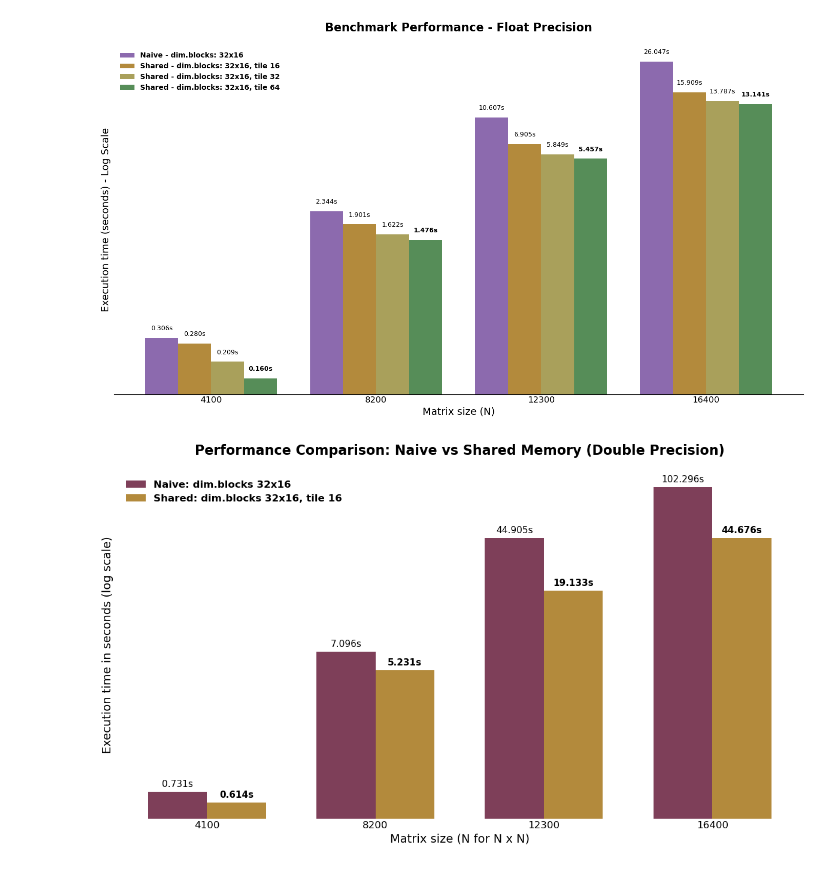
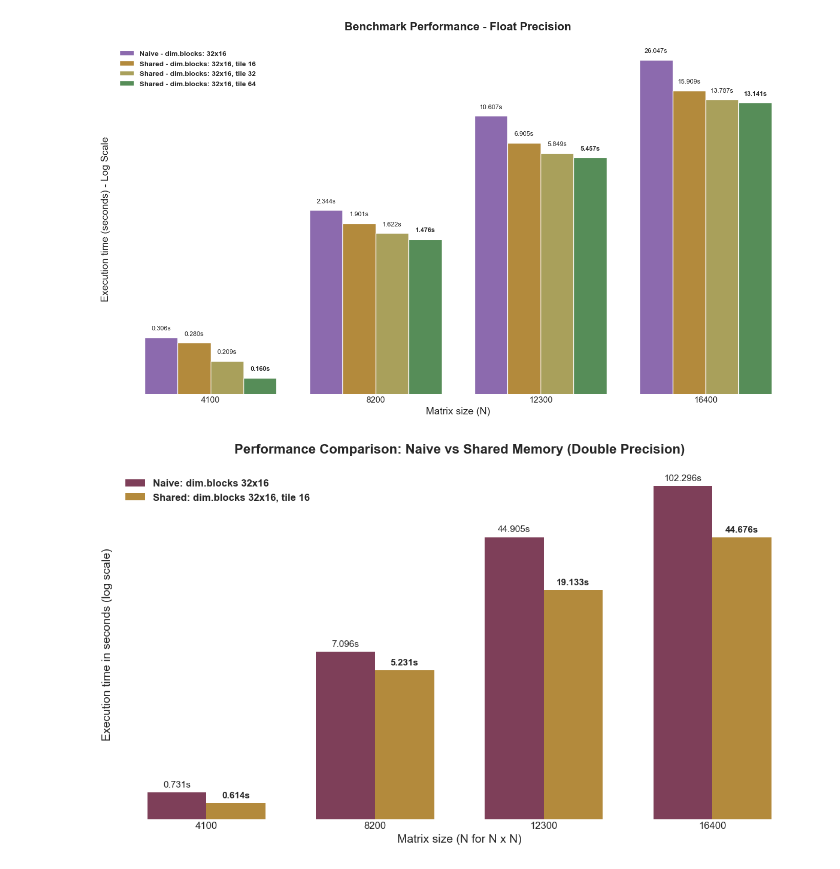
Before and after one commit to inkeaton/HPC-MATMUL, a Jupyter notebook: plot_scripts/cuda/cuda_plots.ipynb, the cells around one changed output. Saved outputs shown, nothing was run; the diff lists cells and outputs as text; code cells hidden in the pictures.

```diff
--- a/plot_scripts/cuda/cuda_plots.ipynb
+++ b/plot_scripts/cuda/cuda_plots.ipynb
@@ -81,7 +81,10 @@ for prec in precisions:
         fig, ax = plt.subplots(figsize=(10, 5))
         x = np.arange(len(algos))
         bars = ax.bar(x, times, color=[colors[a] for a in algos], width=0.6)
-
+        for side in ["top", "right", "left", "bottom"]:
+            ax.spines[side].set_visible(False)
+        ax.tick_params(axis="x", length=0)
+        ax.grid(False)
         ax.set_title(f"{prec} - Matrix size: {N}x{N}", fontsize=14, fontweight='bold', pad=25)
         ax.set_xticks(x)
         ax.set_xticklabels([a.upper() for a in algos], fontsize=12)
@@ -113,7 +116,7 @@ for prec in precisions:
                 ax.text(
                     bar.get_x() + bar.get_width()/2,
                     t + (max_t * 0.01),
-                    f"{t:.3f}s",
+                    f"{t:.2f}",
                     ha='center', va='bottom', fontsize=11, fontweight='bold'
                 )
 
@@ -201,45 +204,44 @@ ax.set_ylabel("Execution time (seconds) - Log Scale", fontsize=14)
 ax.set_xticks(x)
 ax.set_xticklabels(selected_sizes, fontsize=12)
 
-# Rimuoviamo i bordi e i tick Y per pulizia (come richiesto dal tuo stile)
-ax.spines["top"].set_visible(False)
-ax.spines["right"].set_visible(False)
-ax.spines["left"].set_visible(False)
-ax.spines["bottom"].set_visible(True) # Teniamo la base per riferimento
+for side in ["top", "right", "left", "bottom"]:
+    ax.spines[side].set_visible(False)
+ax.tick_params(axis="x", length=0)
+ax.grid(False)
 ax.tick_params(axis="y", which="both", left=False, labelleft=False)
 ax.tick_params(axis="x", length=0)
 
 # Legenda
 ax.legend(frameon=False, loc="upper left", prop={"size": 10, "weight": "bold"})
 
 # --- 4. ANNOTAZIONI (Bold per il minimo) ---
 for i in range(len(selected_sizes)):
     group_values = []
     for j in range(len(configs_to_plot)):
         val = all_bars[j][i].get_height()
         if val > 0:
             group_values.append(val)
 
     min_val = min(group_values) if group_values else None
 
     for j in range(len(configs_to_plot)):
         bar = all_bars[j][i]
         val = bar.get_height()
         if val > 0:
             ax.text(
                 bar.get_x() + bar.get_width()/2,
                 val * 1.1, # Leggermente sopra la barra (offset logaritmico)
                 f"{val:.3f}s",
                 ha="center", va="bottom",
                 fontsize=9,
                 fontweight="bold" if val == min_val else "normal"
             )
 
 plt.tight_layout()
 plt.savefig(f"benchmark_summary_{precision_target.lower()}.png")
 plt.show()
 # %% [output]
-[figure, old version]
+[figure, new version]
 # %%
 import pandas as pd
 import matplotlib.pyplot as plt
@@ -305,10 +307,9 @@ ax.set_xticklabels(selected_sizes, fontsize=12)
 # Pulizia estetica
 ax.set_yticks([])
 ax.tick_params(axis="y", which="both", left=False, labelleft=False)
-ax.spines["top"].set_visible(False)
-ax.spines["right"].set_visible(False)
-ax.spines["left"].set_visible(False)
-ax.spines["bottom"].set_visible(False)
+# Rimuove tutte le linee degli assi
+for side in ["top", "right", "left", "bottom"]:
+    ax.spines[side].set_visible(False)
 ax.tick_params(axis="x", length=0)
 ax.grid(False)
 
@@ -338,4 +339,4 @@ for i in range(len(selected_sizes)):
 plt.tight_layout()
 plt.show()
 # %% [output]
-[figure, old version]
+[figure, new version]
```
Also changed, not shown: parts of 3 cells of this notebook, 4 other files.
